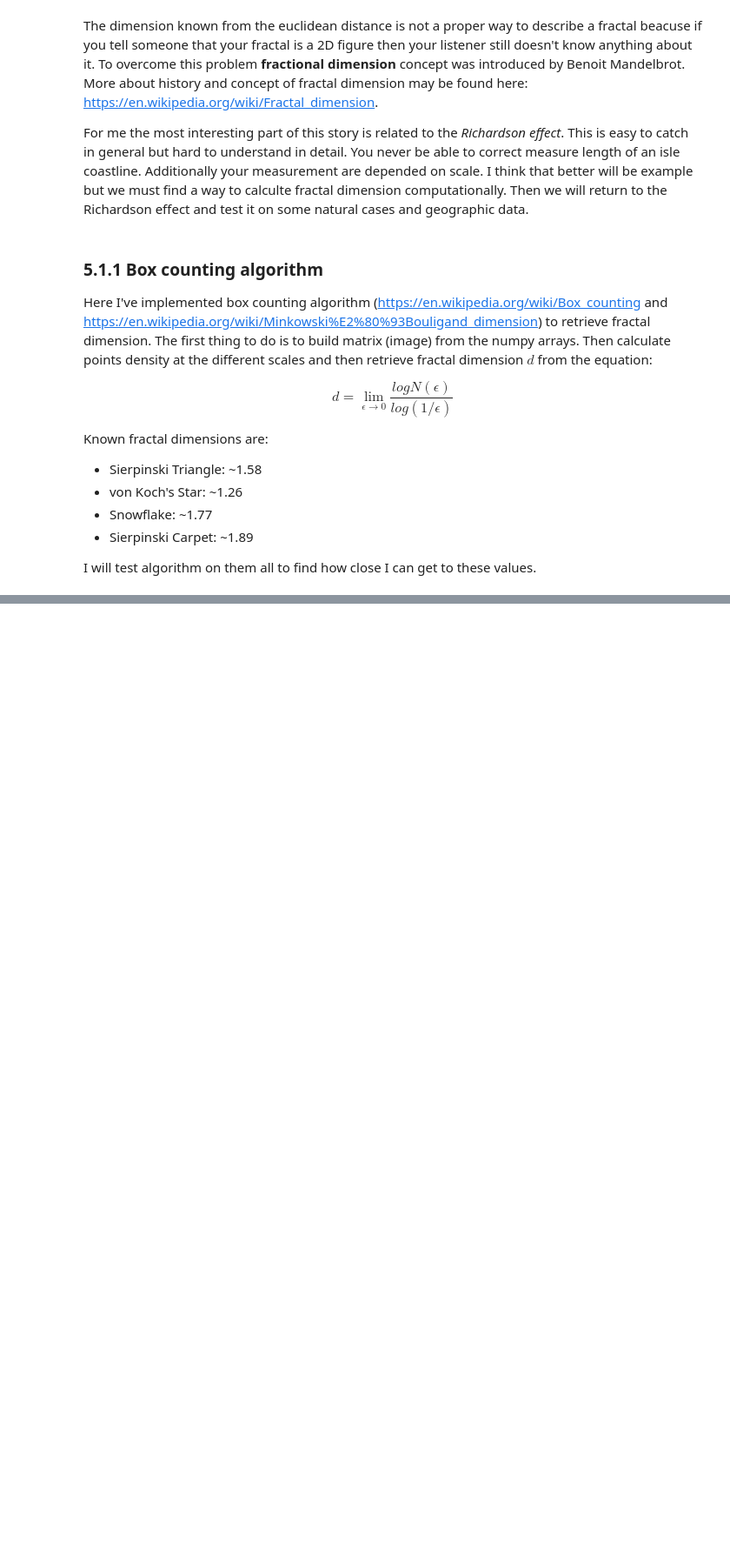
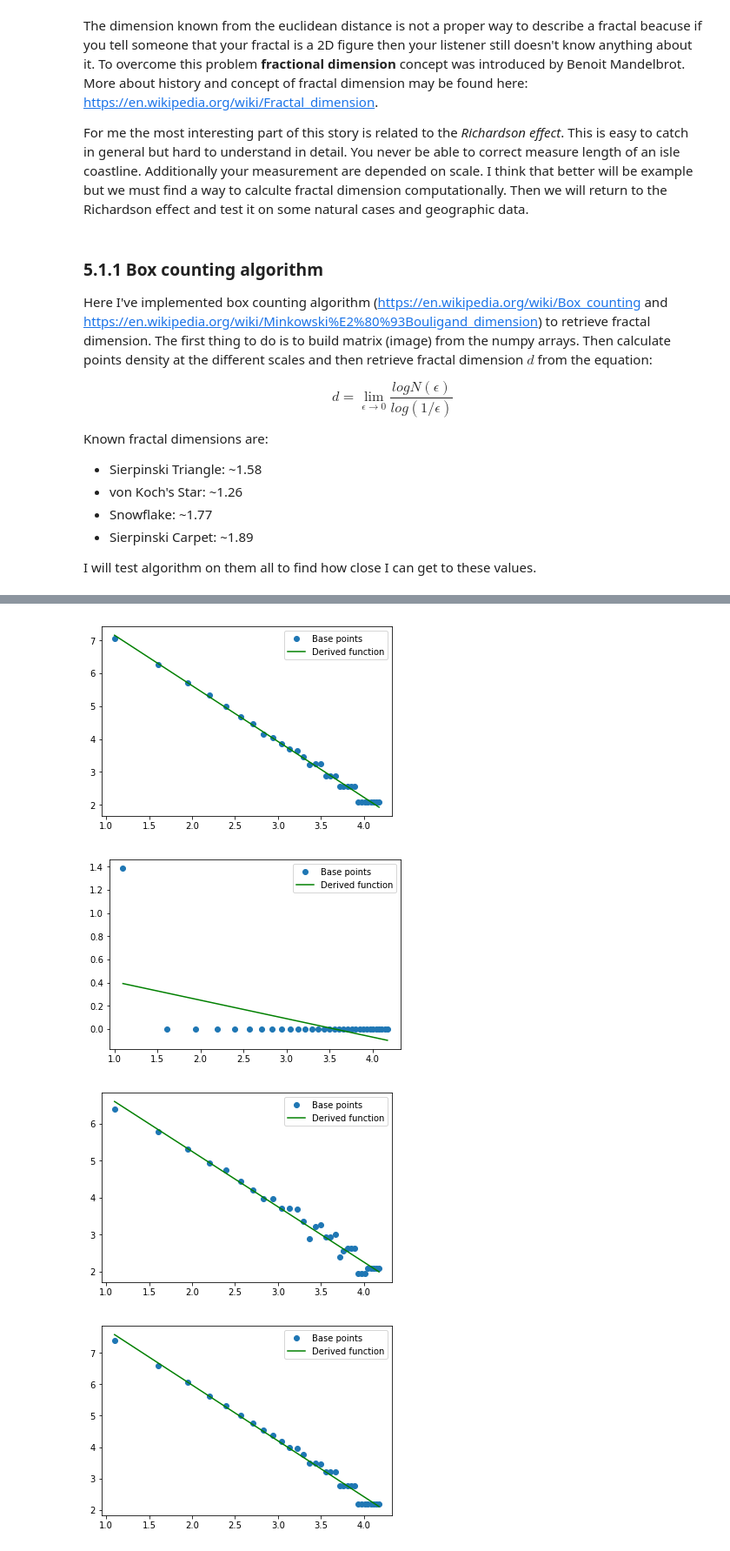
Before and after one commit to SimonMolinsky/fractals_and_chaos, a Jupyter notebook: chapter_05.ipynb, the cells around one changed output, grey strips where cells are left out. Shown at 87% size. Saved outputs shown, nothing was run; the diff lists cells and outputs as text; code cells hidden in the pictures; blank space fills up the shorter version.

```diff
--- a/chapter_05.ipynb
+++ b/chapter_05.ipynb
@@ -332,0 +617,33 @@ plt.show()
+# %%
+# Case 1: Fractal Dimension (FD) of von Koch Star, Sierpinski Carpet and Snowflake
+
+fd = 'fractal dimension of '
+ks = 'von Koch Star is '
+sc = 'Sierpinski Carpet is '
+st = 'Sierpinski Triangle is '
+sf = 'Snowflake is '
+dfd = '(calculated directly from the data)'
+dfr = '(calculated from linear regression of the data)'
+
+triangle_dimension = calculate_dimension(scatter_triangle, 200, dilate=False)
+carpet_dimension = calculate_dimension(carpet, 200, dilate=False)
+star_dimension = calculate_dimension(star, 200, dilate=False)
+snowflake_dimension = calculate_dimension(snowflake_data, 200, dilate=False)
+
+print('Base ', fd, st, 1.58)
+print('Derived ', fd, st, triangle_dimension[0], dfd)
+print('Derived', fd, st, triangle_dimension[1], dfr)
+print('Base ', fd, ks, 1.26)
+print('Derived ', fd, ks, star_dimension[0], dfd)
+print('Derived', fd, ks, star_dimension[1], dfr)
+print('Base ', fd, sc, 1.89)
+print('Derived ', fd, sc, carpet_dimension[0], dfd)
+print('Derived', fd, sc, carpet_dimension[1], dfr)
+print('Base ', fd, sf, 1.77)
+print('Derived ', fd, sf, snowflake_dimension[0], dfd)
+print('Derived', fd, sf, snowflake_dimension[1], dfr)
+# %% [output]
+[figure, added]
+[figure, added]
+[figure, added]
+[figure, added]
```
Also changed, not shown: parts of 16 cells of this notebook.
